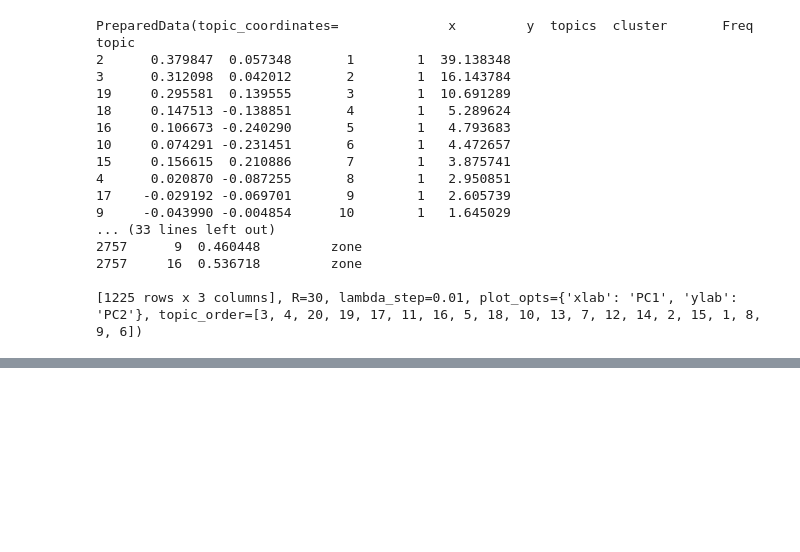
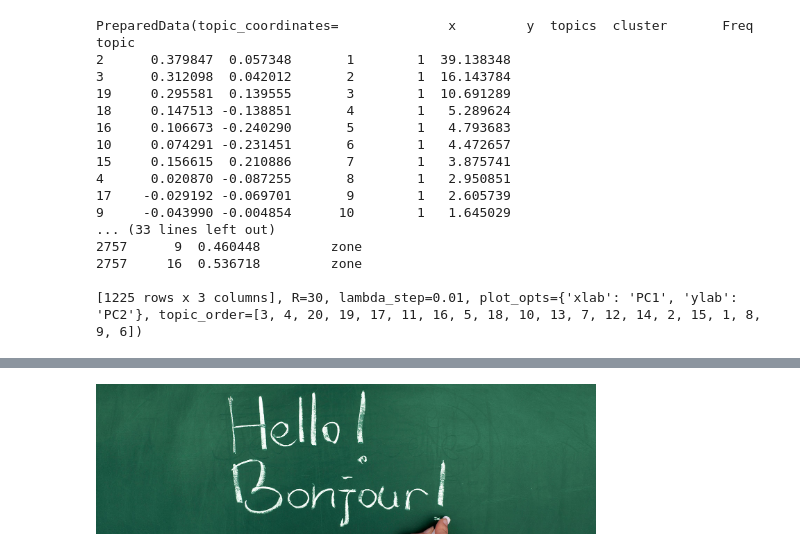
Before and after one commit to wjbmattingly/intro-to-ml, a Jupyter notebook: intro_to_ml_02.ipynb, the cells around one changed output, grey strips where cells are left out. Cells and saved outputs as stored; diff of their text form; code cells hidden in the pictures; blank space fills up the shorter version.

```diff
--- a/intro_to_ml_02.ipynb
+++ b/intro_to_ml_02.ipynb
@@ -295,0 +332,4 @@ Lemmatization can, however, be computationally expensive.
+# %%
+Image("https://www.unb.ca/cel/_assets/images/enrichment/ll-fred/ll-french-beginners.jpg", width=500)
+# %% [output]
+[figure, added]
```
Also changed, not shown: parts of 29 cells of this notebook.
